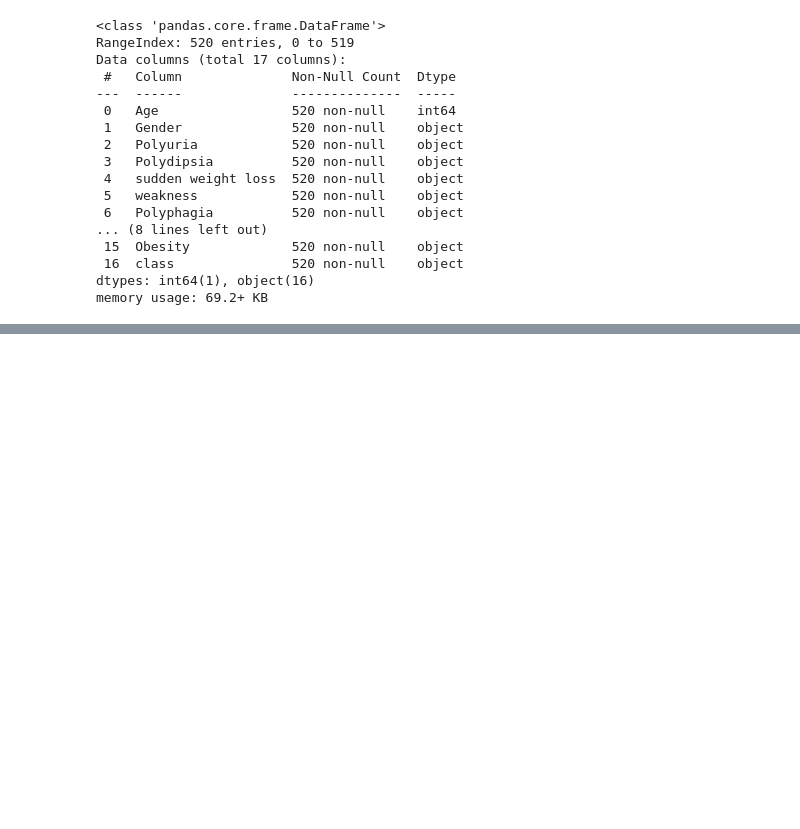
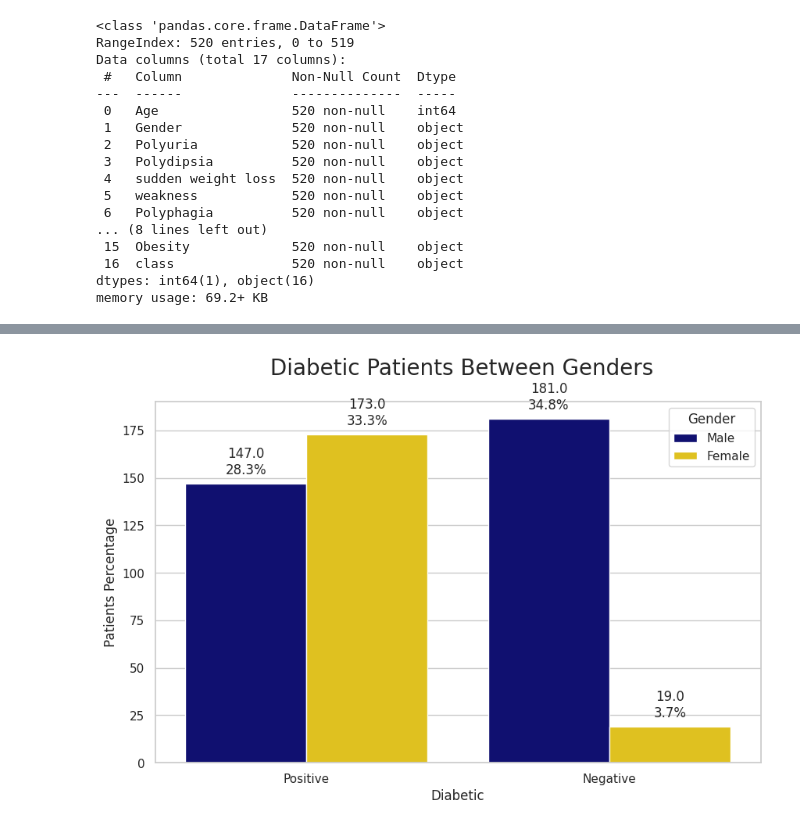
Before and after one commit to ifuu16/ChiezieEucharia, a Jupyter notebook: Early_Diabetes_Detection.ipynb, the cells around one changed output, grey strips where cells are left out. Saved outputs shown, nothing was run; the diff lists cells and outputs as text; code cells hidden in the pictures; blank space fills up the shorter version.

```diff
--- a/Early_Diabetes_Detection.ipynb
+++ b/Early_Diabetes_Detection.ipynb
@@ -68,0 +117,31 @@ print(duplicate_rows)
+# %%
+#3 Number of Male and female that has diabeties
+
+
+sns.set(style='whitegrid')  # Set a white grid background for better readability
+
+# Create a bar plot using Seaborn
+plt.figure(figsize=(10, 6))
+diabetic_plot = sns.countplot(x='Class', hue='Gender', data=data, palette=['navy', 'gold'])
+
+# Set plot labels and title
+plt.title(' Diabetic Patients Between Genders', fontsize= 20, pad=25)
+plt.xlabel('Diabetic')
+plt.ylabel('Patients Percentage')
+
+# legend
+plt.legend(title='Gender')
+
+#Percentage representation
+total = len(data[["Class","Gender"]])
+for patch in diabetic_plot.patches:
+    percentage = '{:.1f}%'.format(100 * patch.get_height() / total) # Calculate the percentage to one significant figure
+    count = patch.get_height()
+    x = patch.get_x() + patch.get_width() / 2 # Place the text at the center of the bar/patch
+    y = patch.get_height() + 0.01 * total  # Adjust the vertical position of the text
+    diabetic_plot.text(x, y, f'{count}\n{percentage}', ha='center')
+
+# Show the plot
+plt.show()
+# %% [output]
+[figure, added]
```
Also changed, not shown: parts of 14 cells of this notebook.
